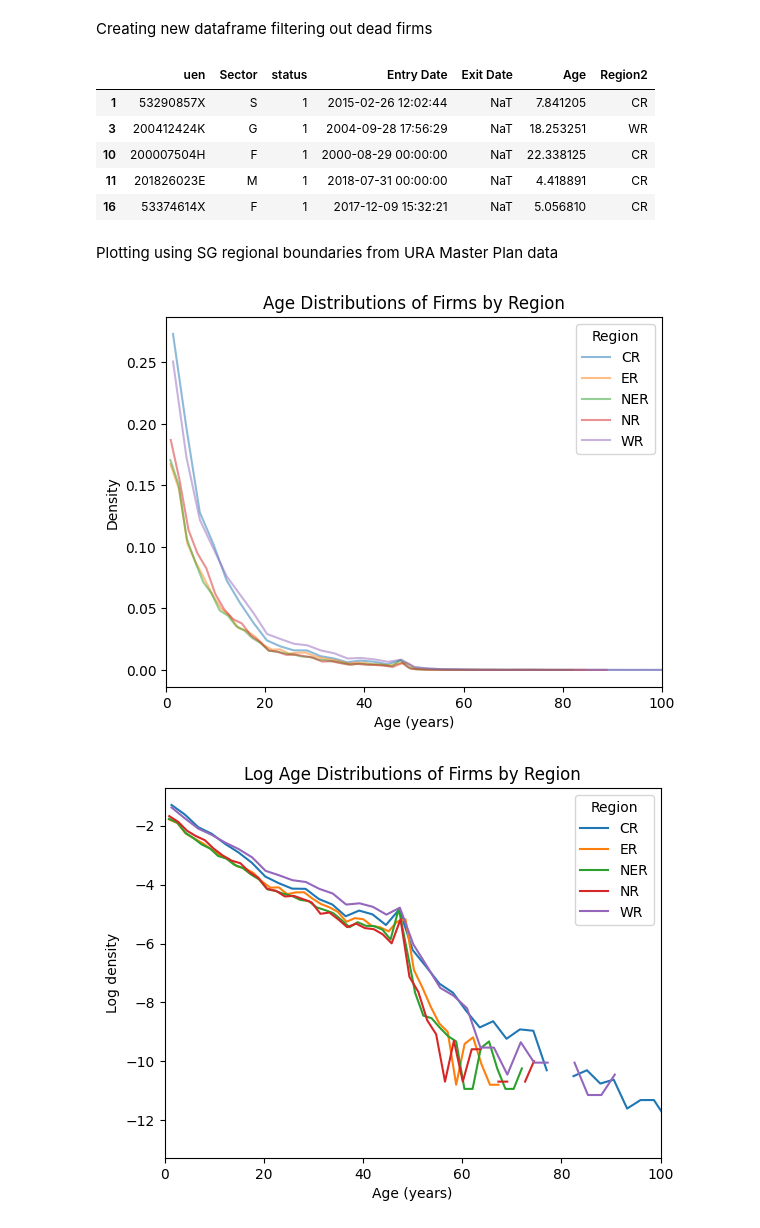
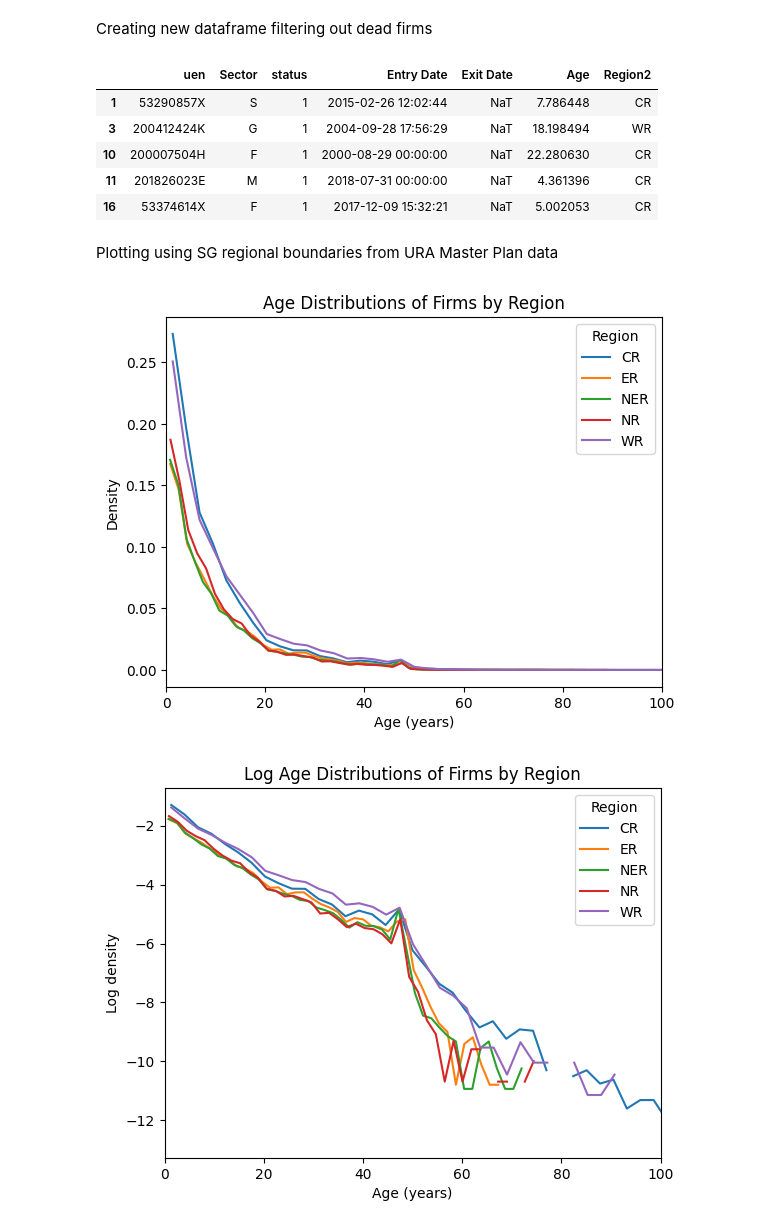
Before and after one commit to maxcyn/a-star, a Jupyter notebook: test.ipynb, the cells around one changed output. Saved outputs shown, nothing was run; the diff lists cells and outputs as text; code cells hidden in the pictures.

```diff
--- a/test.ipynb
+++ b/test.ipynb
@@ -47,7 +47,7 @@ df_analysis['Entry Date'] = pd.to_datetime(df_analysis['Entry Date'])
 
 # Calculate age in years
 current_time = df_analysis['Exit Date'].max()
-df_analysis['Age'] = (df_analysis['Exit Date'].fillna(current_time) - df_analysis['Entry Date']).dt.days / 365.25
+df_analysis['Age'] = (max(df_analysis['Entry Date']) - df_analysis['Entry Date']).dt.days / 365.25
 
 df_analysis.head()
 # %% [output]
@@ -130,20 +130,2 @@ Coordinate_Y: min=23536.28834579989, max=50187.241339099855
 # %% [markdown]
 Plotting age distribution, by region
-# %%
-# Overlayed age distributions for each region
-plt.figure(figsize=(10, 6))
-
-for region, group in df_analysis.groupby('Region'):
-    sns.kdeplot(
-        group['Age'].dropna(),
-        label=region,
-        fill=False,
-        common_norm=False
-    )
-
-plt.title('Age Distribution of Firms by Region')
-plt.xlabel('Age (years)')
-plt.ylabel('Density')
-plt.legend(title='Region')
-plt.xlim(left=0, right=100)
-plt.show()
@@ -238,36 +218,35 @@ df_alive = df_agedistribution[df_agedistribution['status'] == 1]
 df_alive.head()
 # %% [output]
 |  | uen | Sector | status | Entry Date | Exit Date | Age | Region2 |
-| 1 | 53290857X | S | 1 | 2015-02-26 12:02:44 | NaT | 7.841205 | CR |
-| 3 | 200412424K | G | 1 | 2004-09-28 17:56:29 | NaT | 18.253251 | WR |
-| 10 | 200007504H | F | 1 | 2000-08-29 00:00:00 | NaT | 22.338125 | CR |
-| 11 | 201826023E | M | 1 | 2018-07-31 00:00:00 | NaT | 4.418891 | CR |
-| 16 | 53374614X | F | 1 | 2017-12-09 15:32:21 | NaT | 5.056810 | CR |
+| 1 | 53290857X | S | 1 | 2015-02-26 12:02:44 | NaT | 7.786448 | CR |
+| 3 | 200412424K | G | 1 | 2004-09-28 17:56:29 | NaT | 18.198494 | WR |
+| 10 | 200007504H | F | 1 | 2000-08-29 00:00:00 | NaT | 22.280630 | CR |
+| 11 | 201826023E | M | 1 | 2018-07-31 00:00:00 | NaT | 4.361396 | CR |
+| 16 | 53374614X | F | 1 | 2017-12-09 15:32:21 | NaT | 5.002053 | CR |
 # %% [markdown]
 Plotting using SG regional boundaries from URA Master Plan data
 # %%
 fig, ax = plt.subplots()
 
 for region, group in df_alive.groupby('Region2'):
     counts, bin_edges = np.histogram(group['Age'].dropna(), bins=50)
     # Calculate bin midpoints
     bin_midpoints = (bin_edges[:-1] + bin_edges[1:]) / 2
     # Line plot for age density for each region
     plt.plot(
         bin_midpoints,
         counts / counts.sum(),  # Normalize to get density
         label=region,
-        alpha=0.5
     )
 
 plt.title('Age Distributions of Firms by Region')
 plt.xlabel('Age (years)')
 plt.ylabel('Density')
 plt.legend(title='Region')
 plt.xlim(left=0, right=100)
 plt.show()
 # %% [output]
-[figure, old version]
+[figure, new version]
 # %%
 # Plotting log densities for each region
 
```
Also changed, not shown: parts of 31 cells of this notebook, 1 other file.
